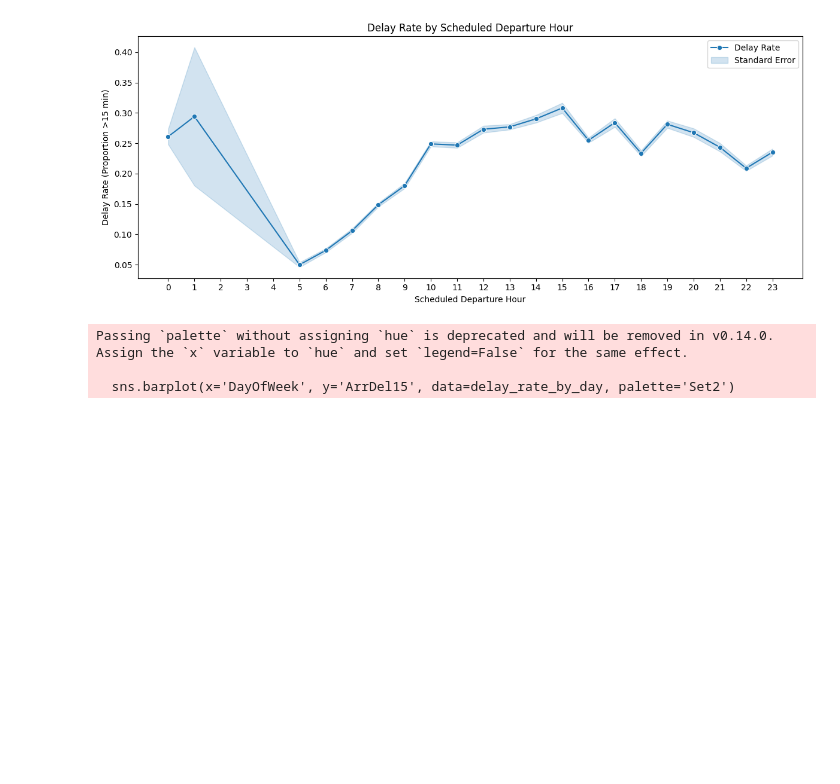
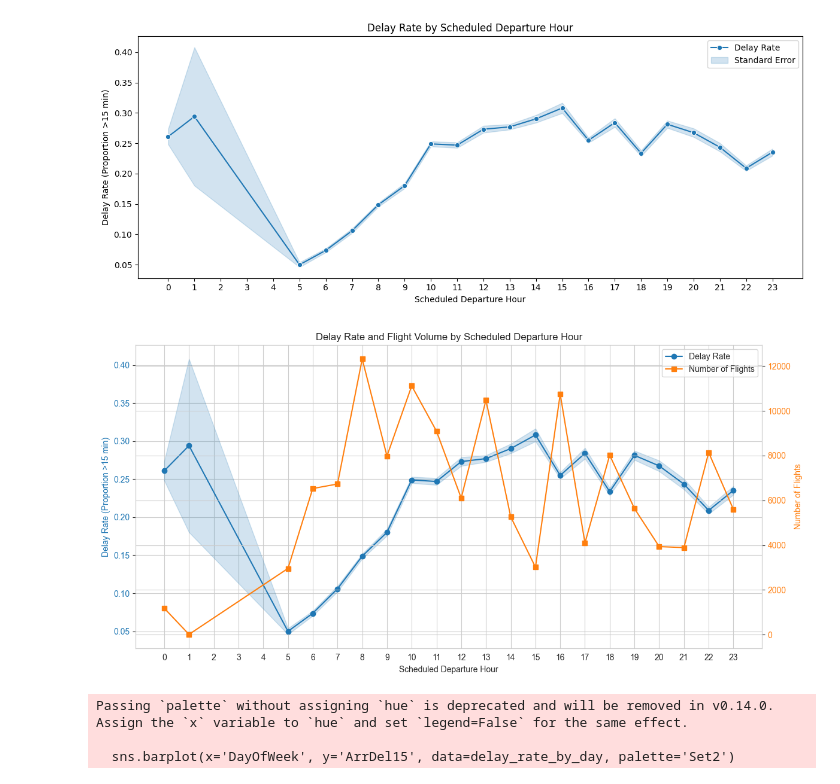
Before and after one commit to shloak17107/airline-delay-prediction, a Jupyter notebook: code.ipynb, the cells around one changed output. Cells and saved outputs as stored; diff of their text form; code cells hidden in the pictures; blank space fills up the shorter version.

```diff
--- a/Vatsal_Copy_of_preprocessing.ipynb
+++ b/code.ipynb
@@ -451,6 +451,46 @@ plt.legend()
 plt.show()
 # %% [output]
 [figure]
+# %%
+# Create figure with two y-axes
+fig, ax1 = plt.subplots(figsize=(12, 6))
+ax2 = ax1.twinx()
+
+# Plot delay rate on primary y-axis
+color1 = 'tab:blue'
+ax1.plot(hourly_delay['DepHour'], hourly_delay['mean'], color=color1, marker='o', label='Delay Rate')
+ax1.fill_between(
+    hourly_delay['DepHour'],
+    hourly_delay['mean'] - hourly_delay['sem'],
+    hourly_delay['mean'] + hourly_delay['sem'],
+    color=color1,
+    alpha=0.2
+)
+ax1.set_xlabel('Scheduled Departure Hour')
+ax1.set_ylabel('Delay Rate (Proportion >15 min)', color=color1)
+ax1.tick_params(axis='y', labelcolor=color1)
+
+# Plot number of flights on secondary y-axis
+color2 = 'tab:orange'
+ax2.plot(hourly_delay['DepHour'], hourly_delay['count'], color=color2, marker='s', label='Number of Flights')
+ax2.set_ylabel('Number of Flights', color=color2)
+ax2.tick_params(axis='y', labelcolor=color2)
+
+# Set x-axis ticks
+plt.xticks(range(0, 24))
+
+# Add title and adjust layout
+plt.title('Delay Rate and Flight Volume by Scheduled Departure Hour')
+
+# Add legends
+lines1, labels1 = ax1.get_legend_handles_labels()
+lines2, labels2 = ax2.get_legend_handles_labels()
+ax1.legend(lines1 + lines2, labels1 + labels2, loc='upper right')
+
+plt.tight_layout()
+plt.show()
+# %% [output]
+[figure, added]
 # %%
 delay_rate_by_day = df.groupby('DayOfWeek')['ArrDel15'].mean().reset_index()
 plt.figure(figsize=(8, 5))
```
Also changed, not shown: parts of 2 cells of this notebook, 1 other file.
